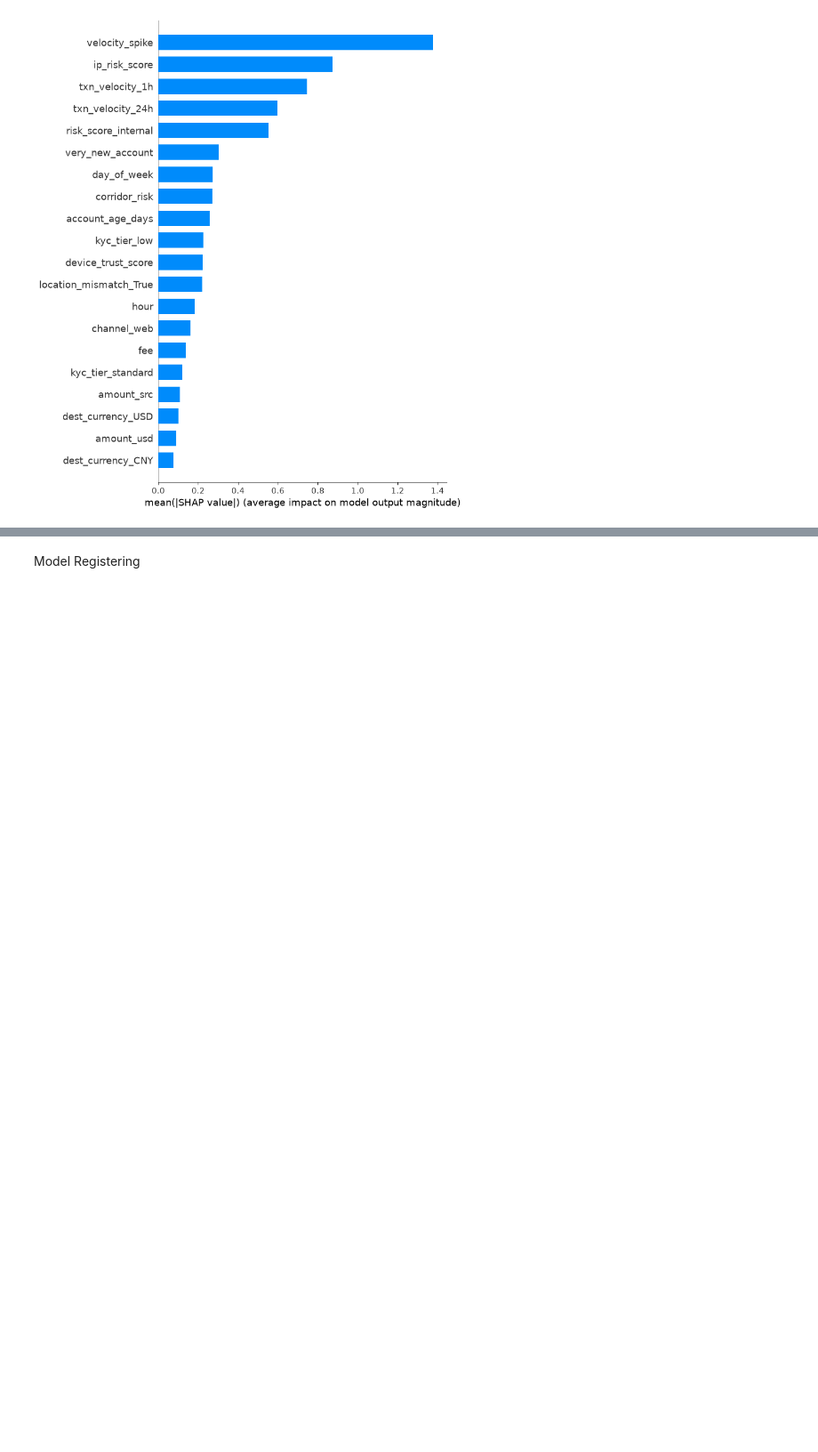
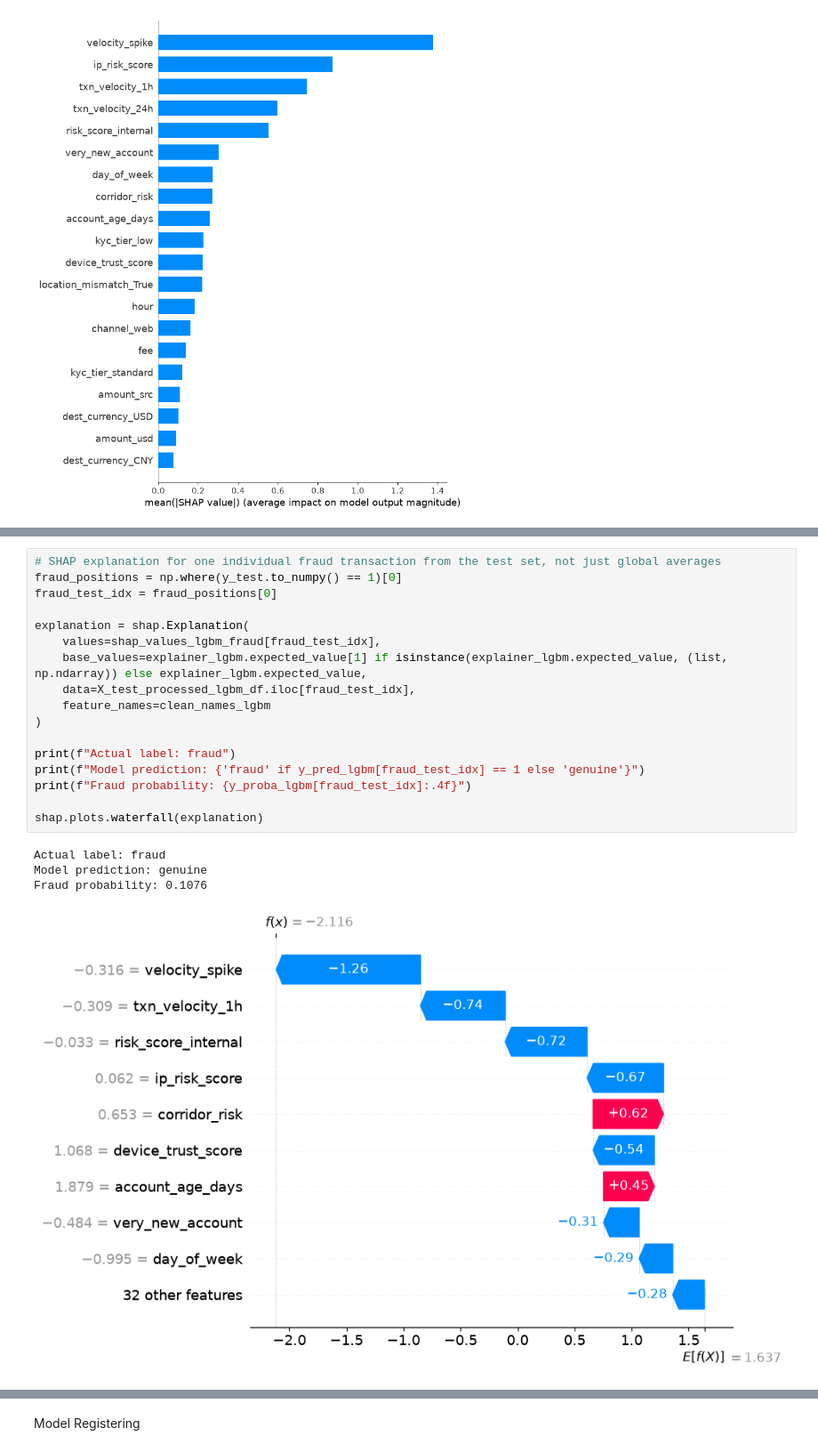
Before and after one commit to Chekwube-Uzoegwu/Fraudulent_Transaction_Detection_for_Finlora, a Jupyter notebook: Notebooks/Modelling.ipynb, the cells around one changed output, grey strips where cells are left out. Shown at 89% size. Cells and saved outputs as stored; diff of their text form; blank space fills up the shorter version.

Commit message:
Complete model explainability analysis: feature-effect directions, individual transaction SHAP explanation, and exported outputs for the dashboard

```diff
--- a/Notebooks/Modelling.ipynb
+++ b/Notebooks/Modelling.ipynb
@@ -621,0 +637,22 @@ plt.show()
+# %%
+# SHAP explanation for one individual fraud transaction from the test set, not just global averages
+fraud_positions = np.where(y_test.to_numpy() == 1)[0]
+fraud_test_idx = fraud_positions[0]
+
+explanation = shap.Explanation(
+    values=shap_values_lgbm_fraud[fraud_test_idx],
+    base_values=explainer_lgbm.expected_value[1] if isinstance(explainer_lgbm.expected_value, (list, np.ndarray)) else explainer_lgbm.expected_value,
+    data=X_test_processed_lgbm_df.iloc[fraud_test_idx],
+    feature_names=clean_names_lgbm
+)
+
+print(f"Actual label: fraud")
+print(f"Model prediction: {'fraud' if y_pred_lgbm[fraud_test_idx] == 1 else 'genuine'}")
+print(f"Fraud probability: {y_proba_lgbm[fraud_test_idx]:.4f}")
+
+shap.plots.waterfall(explanation)
+# %% [output]
+Actual label: fraud
+Model prediction: genuine
+Fraud probability: 0.1076
+[figure, added]
```
Also changed, not shown: parts of 7 cells of this notebook, 1 other file.
